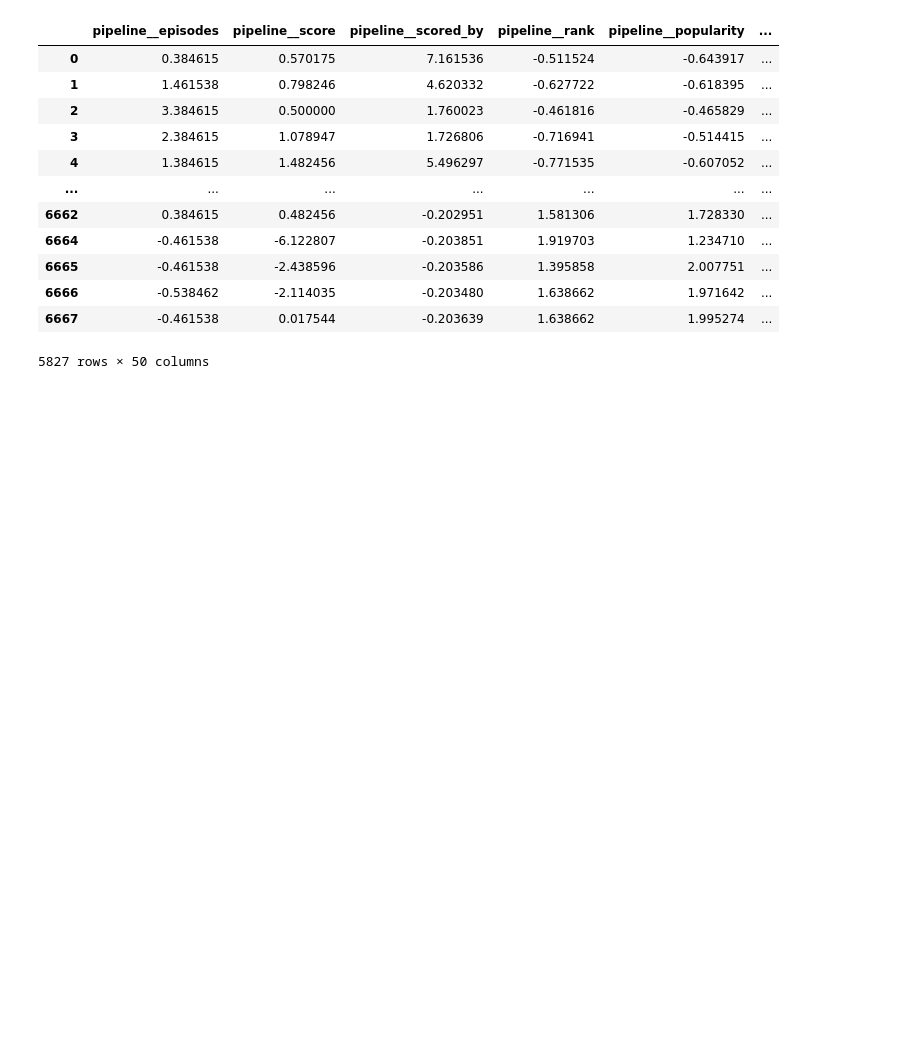
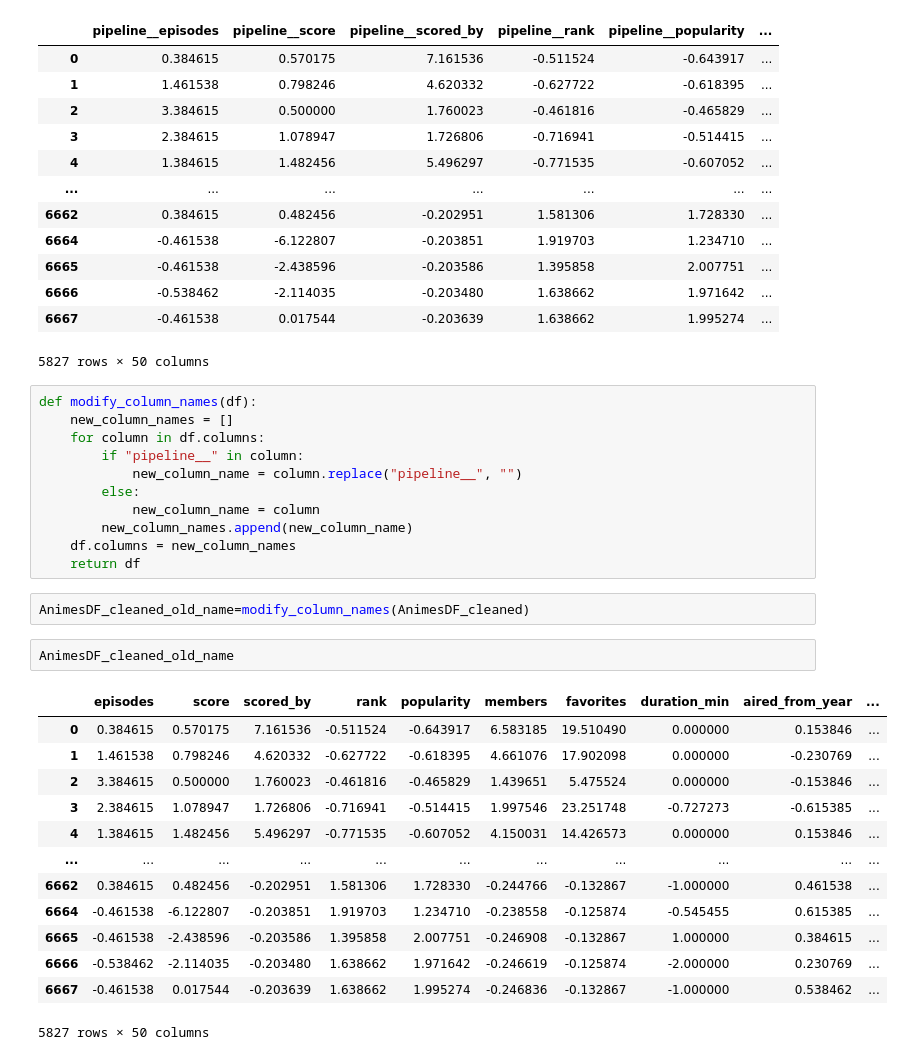
Before and after one commit to saratsiri/anime-rec, a Jupyter notebook: notebooks/Rukun_Data_cleaning.ipynb, the cells around one changed output. Drawn from its saved outputs; the diff is of its cells as text; blank space fills up the shorter version.

```diff
--- a/notebooks/Rukun_Data_cleaning.ipynb
+++ b/notebooks/Rukun_Data_cleaning.ipynb
@@ -315,3 +315,32 @@ AnimesDF_cleaned
 | 6666 | -0.538462 | -2.114035 | -0.203480 | 1.638662 | 1.971642 | ... |
 | 6667 | -0.461538 | 0.017544 | -0.203639 | 1.638662 | 1.995274 | ... |
 5827 rows × 50 columns
+# %%
+def modify_column_names(df):
+    new_column_names = []
+    for column in df.columns:
+        if "pipeline__" in column:
+            new_column_name = column.replace("pipeline__", "")
+        else:
+            new_column_name = column
+        new_column_names.append(new_column_name)
+    df.columns = new_column_names
+    return df
+# %%
+AnimesDF_cleaned_old_name=modify_column_names(AnimesDF_cleaned)
+# %%
+AnimesDF_cleaned_old_name
+# %% [output]
+|  | episodes | score | scored_by | rank | popularity | members | favorites | duration_min | aired_from_year | ... |
+| 0 | 0.384615 | 0.570175 | 7.161536 | -0.511524 | -0.643917 | 6.583185 | 19.510490 | 0.000000 | 0.153846 | ... |
+| 1 | 1.461538 | 0.798246 | 4.620332 | -0.627722 | -0.618395 | 4.661076 | 17.902098 | 0.000000 | -0.230769 | ... |
+| 2 | 3.384615 | 0.500000 | 1.760023 | -0.461816 | -0.465829 | 1.439651 | 5.475524 | 0.000000 | -0.153846 | ... |
+| 3 | 2.384615 | 1.078947 | 1.726806 | -0.716941 | -0.514415 | 1.997546 | 23.251748 | -0.727273 | -0.615385 | ... |
+| 4 | 1.384615 | 1.482456 | 5.496297 | -0.771535 | -0.607052 | 4.150031 | 14.426573 | 0.000000 | 0.153846 | ... |
+| ... | ... | ... | ... | ... | ... | ... | ... | ... | ... | ... |
+| 6662 | 0.384615 | 0.482456 | -0.202951 | 1.581306 | 1.728330 | -0.244766 | -0.132867 | -1.000000 | 0.461538 | ... |
+| 6664 | -0.461538 | -6.122807 | -0.203851 | 1.919703 | 1.234710 | -0.238558 | -0.125874 | -0.545455 | 0.615385 | ... |
+| 6665 | -0.461538 | -2.438596 | -0.203586 | 1.395858 | 2.007751 | -0.246908 | -0.132867 | 1.000000 | 0.384615 | ... |
+| 6666 | -0.538462 | -2.114035 | -0.203480 | 1.638662 | 1.971642 | -0.246619 | -0.125874 | -2.000000 | 0.230769 | ... |
+| 6667 | -0.461538 | 0.017544 | -0.203639 | 1.638662 | 1.995274 | -0.246836 | -0.132867 | -1.000000 | 0.538462 | ... |
+5827 rows × 50 columns
```
